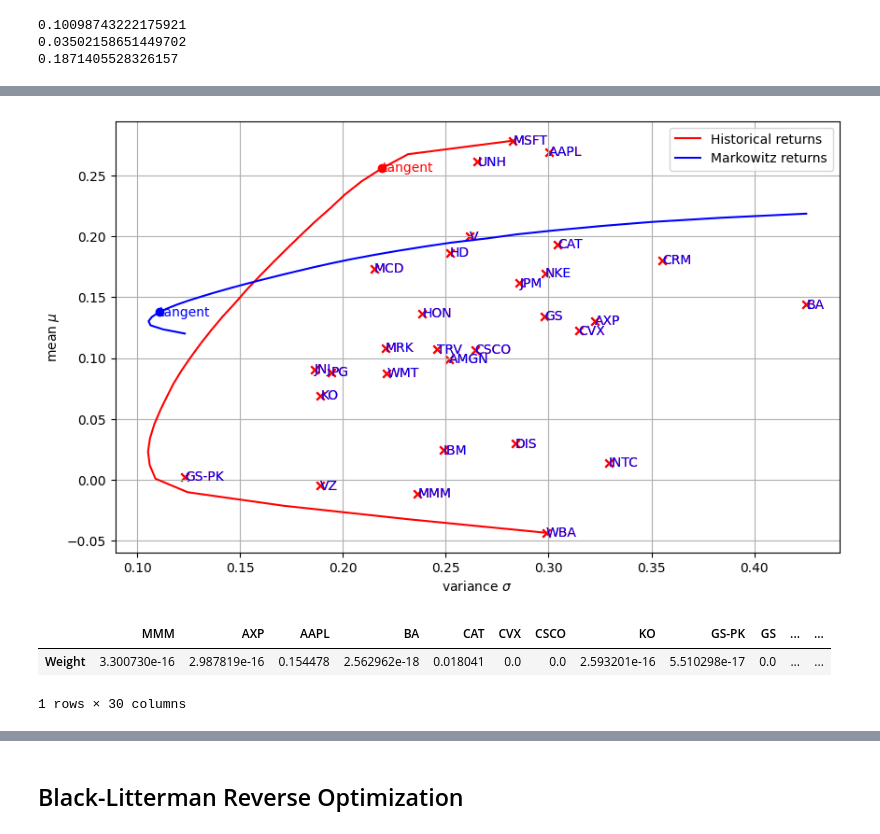
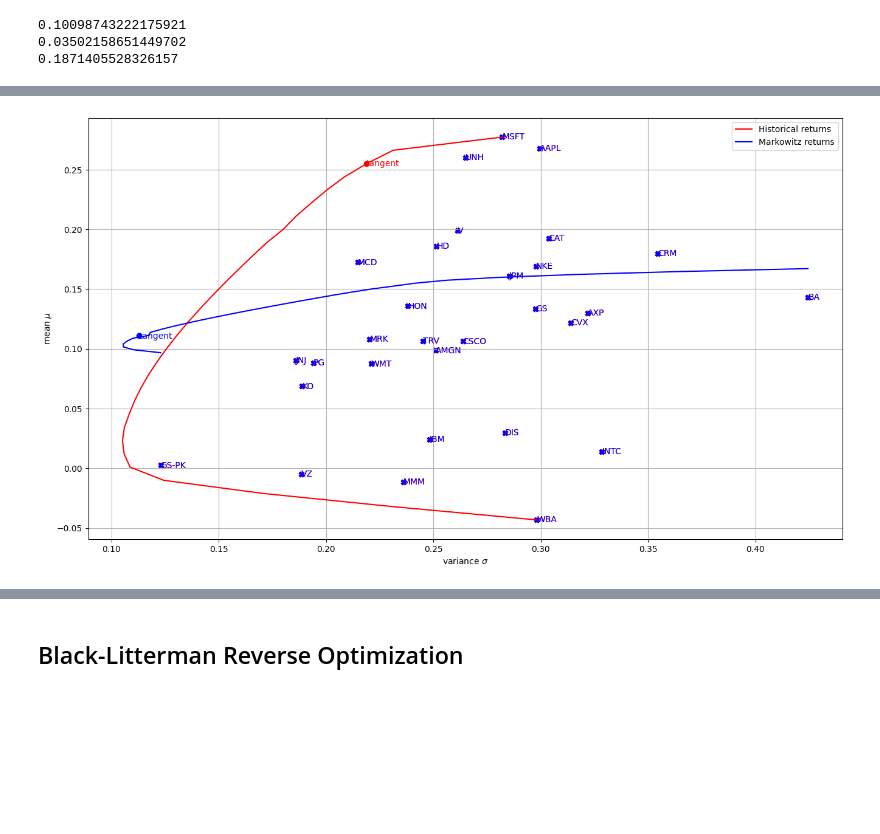
Before and after one commit to ps1899/Portfolio_Optimization-Black_Litterman, a Jupyter notebook: bl copy.ipynb, the cells around one changed output, grey strips where cells are left out. Cells and saved outputs as stored; diff of their text form; code cells hidden in the pictures; blank space fills up the shorter version.

```diff
--- a/bl copy.ipynb
+++ b/bl copy.ipynb
@@ -232,15 +240,17 @@ def get_frontier(R, C, rf):
     frontier_means, frontier_vars, frontier_weights = optimize_frontier(R, C, rf)
     return Result(W, tangent_mean, tangent_var, frontier_means, frontier_vars, frontier_weights)
 # %%
+# Display Assets
 def display_assets(names, R, C, color = 'black'):
-    plt.scatter([C[i, i] ** .5 for i in range(n)], R, marker = 'x', color = 'red'), plt.grid(True)  # draw assets
+    plt.scatter([C[i, i] ** .5 for i in range(n)], R, marker = 'X', color = color), plt.grid(True)  # draw assets
     for i in range(n):
         plt.text(C[i, i] ** .5, R[i], '%s' % names[i], verticalalignment = 'center', color = color) # draw labels
 
+# Display Efficient Frontier
 def display_frontier(result: Result, label = None, color = 'black'):
     plt.text(result.tangent_var ** .5, result.tangent_mean, 'tangent', verticalalignment = 'center', color = color)
     plt.scatter(result.tangent_var ** .5, result.tangent_mean, marker = 'o', color = color), plt.grid(True)
-    plt.plot(list(result.frontier_var ** .5), list(result.frontier_mean), label = label, color = color), plt.grid(True)  # draw efficient frontier
+    plt.plot(list(result.frontier_var ** .5), list(result.frontier_mean), label = label, color = color), plt.grid(True) # draw efficient frontier
 
 result_1 = get_frontier(R, C, rf)
 n = len(R)
@@ -300,6 +308,7 @@ market_return, market_variance = SPY_market_return(spy_prices)
 0.03502158651449702
 0.1871405528326157
 # %%
+# Calculate Covariance matrix
 def calculate_cov_matrix(stock_prices, spy_prices):
     # Convert prices to numpy matrices
     stock_prices = np.matrix(stock_prices)
@@ -331,9 +340,9 @@ def calculate_cov_matrix(stock_prices, spy_prices):
         cov_matrix.append(covar)
 
     # Annualize covariance matrix and return as numpy array
-    return np.asarray(cov_matrix) * 253
+    return np.asarray(cov_matrix) * 252
 # %%
-# # Covariance of each stock return with market return
-# cov_matrix = calculate_cov_matrix(prices, spy_prices)
-# beta = cov_matrix/market_variance
-# print(beta)
+# Covariance of each stock return with market return and calculating Beta
+cov_matrix = calculate_cov_matrix(prices, spy_prices)
+beta = cov_matrix/market_variance
+print(beta)
@@ -340,8 +355,7 @@ def calculate_cov_matrix(stock_prices, spy_prices):
 # %%
+# Caluclating the expected return of each asset using the markowitz formula
 def markowitz_portfolio_return(result: Result, C, rf, market_return, market_variance):
-    asset_std = np.sqrt(np.diag(C))
-    market_std = np.sqrt(np.array([market_variance]))
-    #print(asset_std)
-    return rf + (market_return - rf) * (asset_std/market_std)
+    return rf + np.dot(beta, (market_return - rf))
 
-asset_return = markowitz_portfolio_return(result_1, C, rf, market_return, market_variance)
+expected_asset_return = markowitz_portfolio_return(result_1, C, rf, market_return, market_variance)
+print(expected_asset_return)
@@ -348,14 +368,14 @@ asset_return = markowitz_portfolio_return(result_1, C, rf, market_return, market
 # %%
-res_mark = get_frontier(asset_return + rf, C, rf)
+# Calculate the markowitz optimal weights and plotting the efficient frontier
+res_mark = get_frontier(expected_asset_return + rf, C, rf)
 
-display_assets(names, R, C, color='red')
-display_frontier(result_1, label='Historical returns', color='red')
+display_assets(names, R, C, color = 'red')
+display_frontier(result_1, label = 'Historical returns', color = 'red')
 display_assets(names, R, C, color = 'blue')
 display_frontier(res_mark, label = 'Markowitz returns', color = 'blue')
-plt.xlabel('variance $\sigma$'), plt.ylabel('mean $\mu$'), plt.legend(), plt.show()
-display(pd.DataFrame({'Weight': result_1.W}, index = names).T)
+plt.xlabel('variance $\sigma$')
+plt.ylabel('mean $\mu$')
+plt.legend()
+plt.show()
 # %% [output]
-[figure, old version]
+[figure, new version]
-|  | MMM | AXP | AAPL | BA | CAT | CVX | CSCO | KO | GS-PK | GS | ... | ... |
-| Weight | 3.300730e-16 | 2.987819e-16 | 0.154478 | 2.562962e-18 | 0.018041 | 0.0 | 0.0 | 2.593201e-16 | 5.510298e-17 | 0.0 | ... | ... |
-1 rows × 30 columns
```
Also changed, not shown: parts of 25 cells of this notebook, 6 other files.
